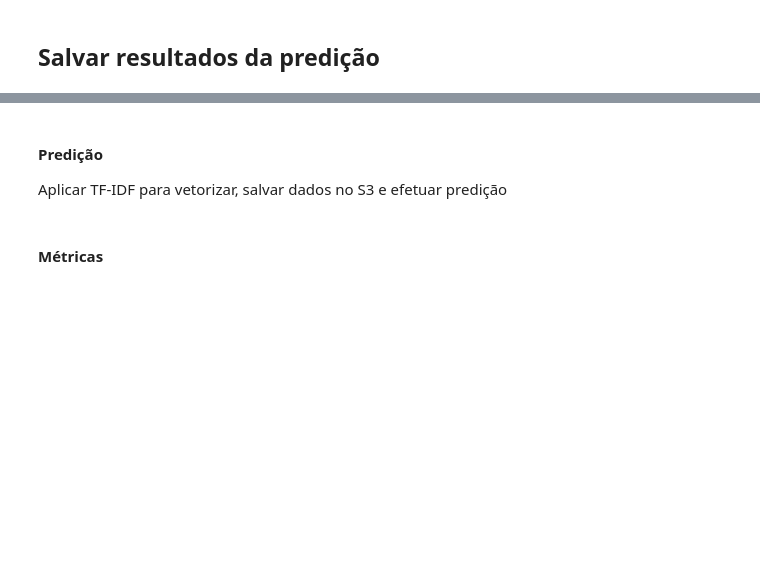
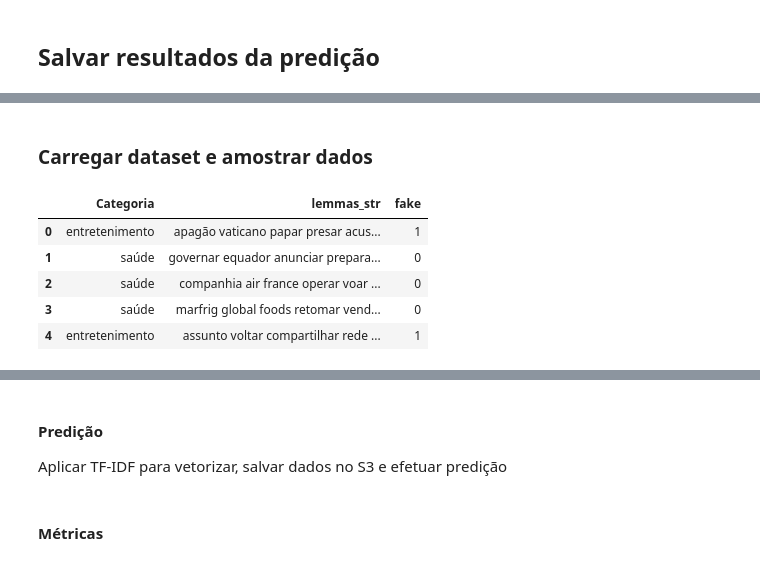
Before and after one commit to RodriguesRBruno/ProjetoMultidisciplinar, a Jupyter notebook: model_fakebr.ipynb, the cells around one changed output, grey strips where cells are left out. Drawn from its saved outputs; the diff is of its cells as text; code cells hidden in the pictures; blank space fills up the shorter version.

Commit message:
Treinamento de modelo FakeRecogna

```diff
--- a/model.ipynb
+++ b/model_fakebr.ipynb
@@ -299,0 +241,12 @@ sample_df = alternative_df.sample(n=n, random_state=42)
+# %% [markdown]
+### Carregar dataset e amostrar dados
+# %%
+alternative_df = load_df_from_bucket('dados_processados_recogna.csv', tipo='processado')
+alternative_df.head()
+# %% [output]
+|  | Categoria | lemmas_str | fake |
+| 0 | entretenimento | apagão vaticano papar presar acus... | 1 |
+| 1 | saúde | governar equador anunciar prepara... | 0 |
+| 2 | saúde | companhia air france operar voar ... | 0 |
+| 3 | saúde | marfrig global foods retomar vend... | 0 |
+| 4 | entretenimento | assunto voltar compartilhar rede ... | 1 |
```
Also changed, not shown: parts of 30 cells of this notebook, 2 other files.
